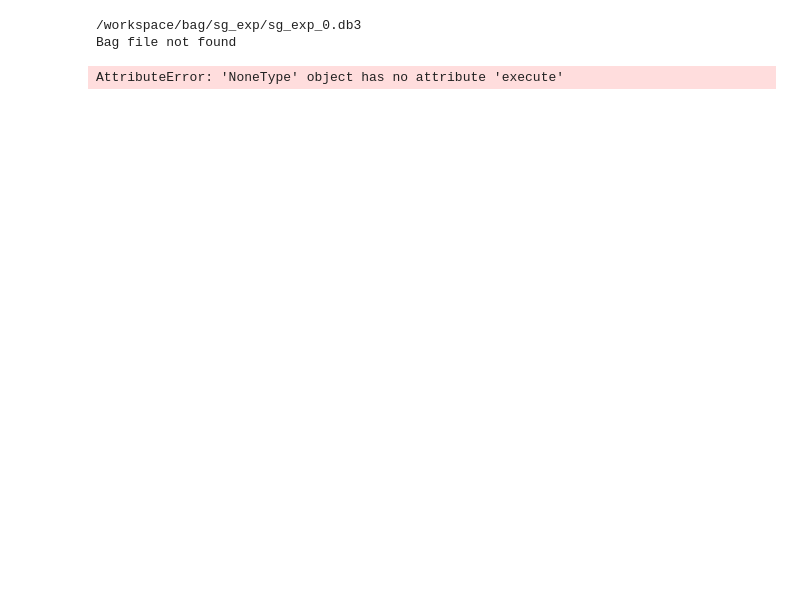
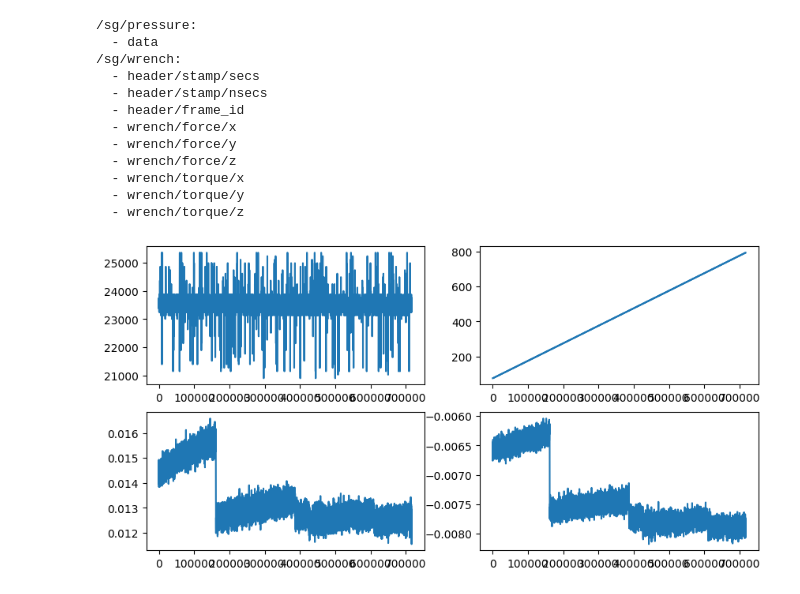
Before and after one commit to izumi0x01/ros2_-bag_utility, a Jupyter notebook: src/plot.ipynb, the cells around one changed output. Cells and saved outputs as stored; diff of their text form; code cells hidden in the pictures; blank space fills up the shorter version.

```diff
--- a/src/plot.ipynb
+++ b/src/plot.ipynb
@@ -1,38 +45,38 @@
 # %%
-import os
-import sys
-#devconatinerでパスが通らないため以下を指定
-sys.path.append("/workspace")
-from rosbag2_py import SequentialReader, StorageOptions, ConverterOptions
-import pandas as pd
-import bag_converter
-import matplotlib.pyplot as plt
 
-if __name__ == "__main__":
-    bag_converter = bag_converter.BagConverter()
-
-    #1 .devコンテナを使うなら絶対パスを指定
-    path = "../bag/sg_exp/sg_exp_0.db3"
-    #2 ローカルに環境を構築しているなら相対パスで指定可能
-    #path = "../bag/sg_exp_new-pad_kyuchaku/sg_exp_0.db3"
-    bag_converter.connectDB(path)
-    res1 = bag_converter.getTopicDataWithPandas("/sg/pressure")
-    res2 = bag_converter.getTopicDataWithPandas("/sg/wrench")
+#1 .devコンテナを使うなら絶対パスを指定
+path = "../bag/pressure_wrench_sample/pressure_wrench_sample_0.db3"
+#2 ローカルに環境を構築しているなら相対パスで指定可能
+#path = "../bag/sg_exp_new-pad_kyuchaku/sg_exp_0.db3"
+bag_converter.connectDB(path)
+res1 = bag_converter.getTopicDataWithPandas("/sg/pressure")
+res2 = bag_converter.getTopicDataWithPandas("/sg/wrench")
 
 
-    bag_converter.getAllTopicNameAndMessageType()
+bag_converter.getAllTopicNameAndMessageType()
 
-    fig = plt.figure(figsize=(10, 5))
-    ax1 = fig.add_subplot(2, 2, 1)
-    ax2 = fig.add_subplot(2, 2, 2)
-    ax3 = fig.add_subplot(2, 2, 3)
-    ax4 = fig.add_subplot(2, 2, 4)
-    ax1.plot(res1['msec'].to_numpy(), res1['data'].to_numpy())
-    ax2.plot(res2['msec'].to_numpy(), res2['wrench/force/z'].to_numpy())
-    ax3.plot(res2['msec'].to_numpy(), res2['wrench/torque/x'].to_numpy())
-    ax4.plot(res2['msec'].to_numpy(), res2['wrench/torque/y'].to_numpy())
-    plt.show()
+
+fig = plt.figure(figsize=(10, 5))
+ax1 = fig.add_subplot(2, 2, 1)
+ax2 = fig.add_subplot(2, 2, 2)
+ax3 = fig.add_subplot(2, 2, 3)
+ax4 = fig.add_subplot(2, 2, 4)
+ax1.plot(res1['msec'].to_numpy(), res1['data'].to_numpy())
+ax2.plot(res2['msec'].to_numpy(), res2['header/stamp/secs'].to_numpy())
+ax3.plot(res2['msec'].to_numpy(), res2['wrench/torque/x'].to_numpy())
+ax4.plot(res2['msec'].to_numpy(), res2['wrench/torque/y'].to_numpy())
+plt.show()
 # %% [output]
-/workspace/bag/sg_exp/sg_exp_0.db3
-Bag file not found
+/sg/pressure:
+  - data
+/sg/wrench:
+  - header/stamp/secs
+  - header/stamp/nsecs
+  - header/frame_id
+  - wrench/force/x
+  - wrench/force/y
+  - wrench/force/z
+  - wrench/torque/x
+  - wrench/torque/y
+  - wrench/torque/z
-AttributeError: 'NoneType' object has no attribute 'execute'
+[figure, added]
```
Also changed, not shown: parts of 2 cells of this notebook, 28 other files.
